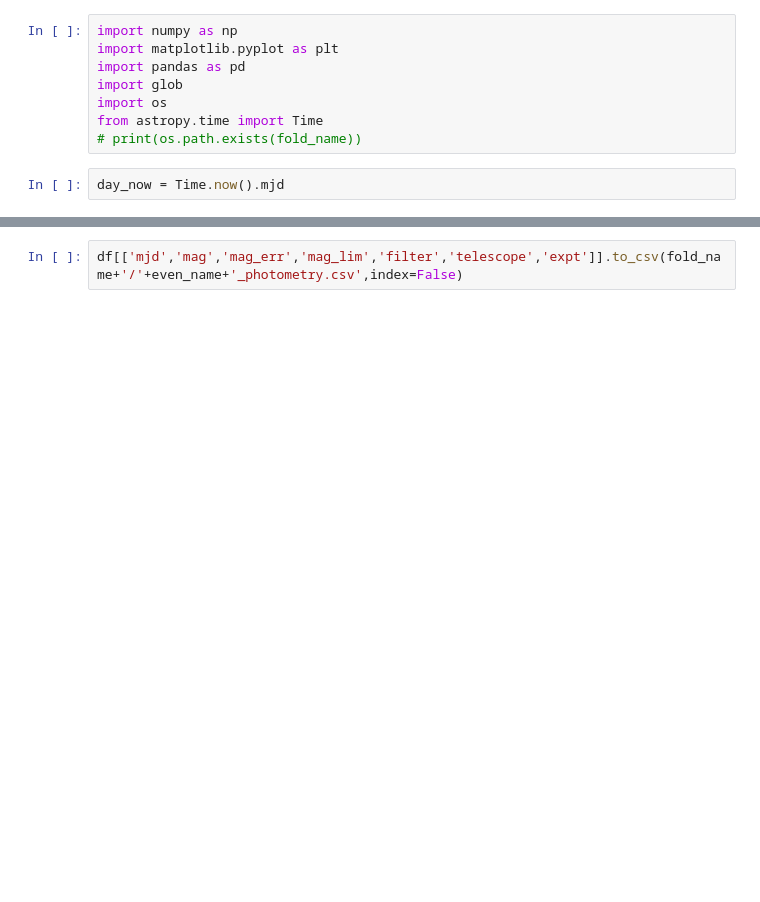
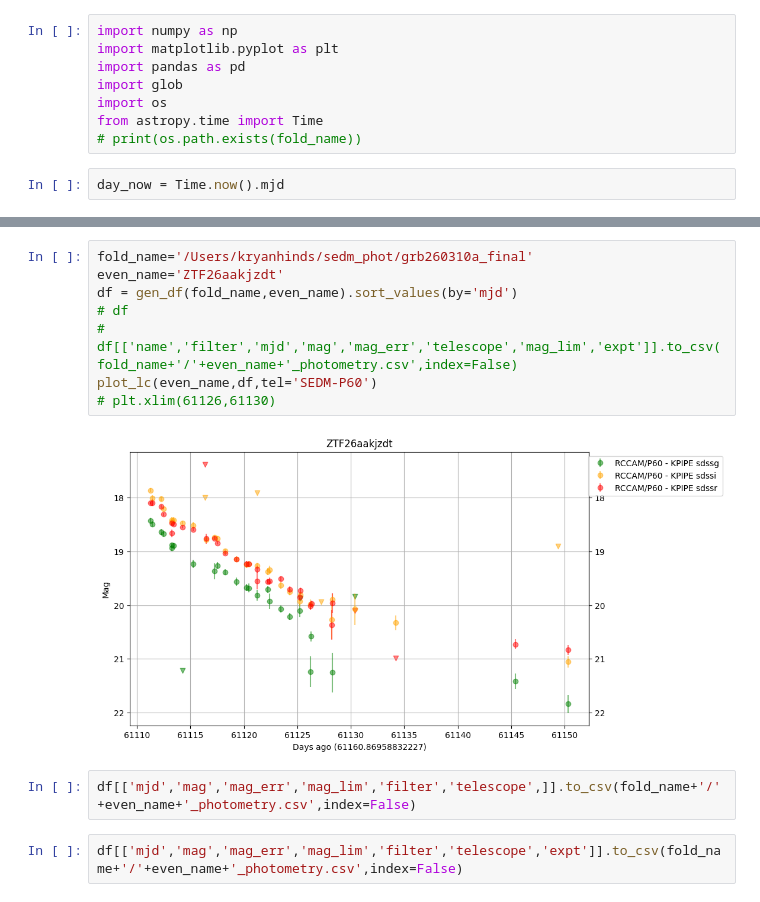
Before and after one commit to kryanhinds/subphot_pipe, a Jupyter notebook: compare_to_sedm.ipynb, the cells around one changed output, grey strips where cells are left out. Saved outputs shown, nothing was run; the diff lists cells and outputs as text; blank space fills up the shorter version.

```diff
--- a/compare_to_sedm.ipynb
+++ b/compare_to_sedm.ipynb
@@ -112,3 +154,15 @@ plot_lc(even_name,df,tel='SEDM-P60')
+# %%
+fold_name='/Users/kryanhinds/sedm_phot/grb260310a_final'
+even_name='ZTF26aakjzdt'
+df = gen_df(fold_name,even_name).sort_values(by='mjd')
+# df
+# df[['name','filter','mjd','mag','mag_err','telescope','mag_lim','expt']].to_csv(fold_name+'/'+even_name+'_photometry.csv',index=False)
+plot_lc(even_name,df,tel='SEDM-P60')
+# plt.xlim(61126,61130)
+# %% [output]
+[figure, added]
+# %%
+df[['mjd','mag','mag_err','mag_lim','filter','telescope',]].to_csv(fold_name+'/'+even_name+'_photometry.csv',index=False)
 # %%
 df[['mjd','mag','mag_err','mag_lim','filter','telescope','expt']].to_csv(fold_name+'/'+even_name+'_photometry.csv',index=False)
 # %%
```
Also changed, not shown: parts of 6 cells of this notebook, 5 other files.
